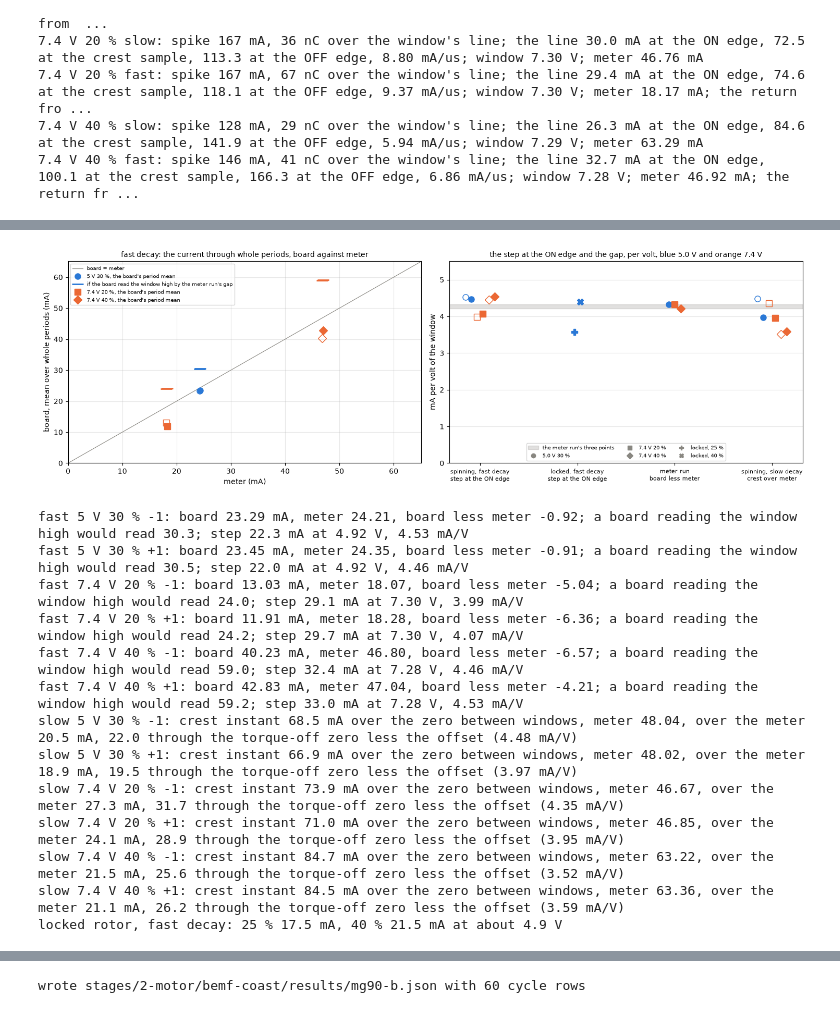
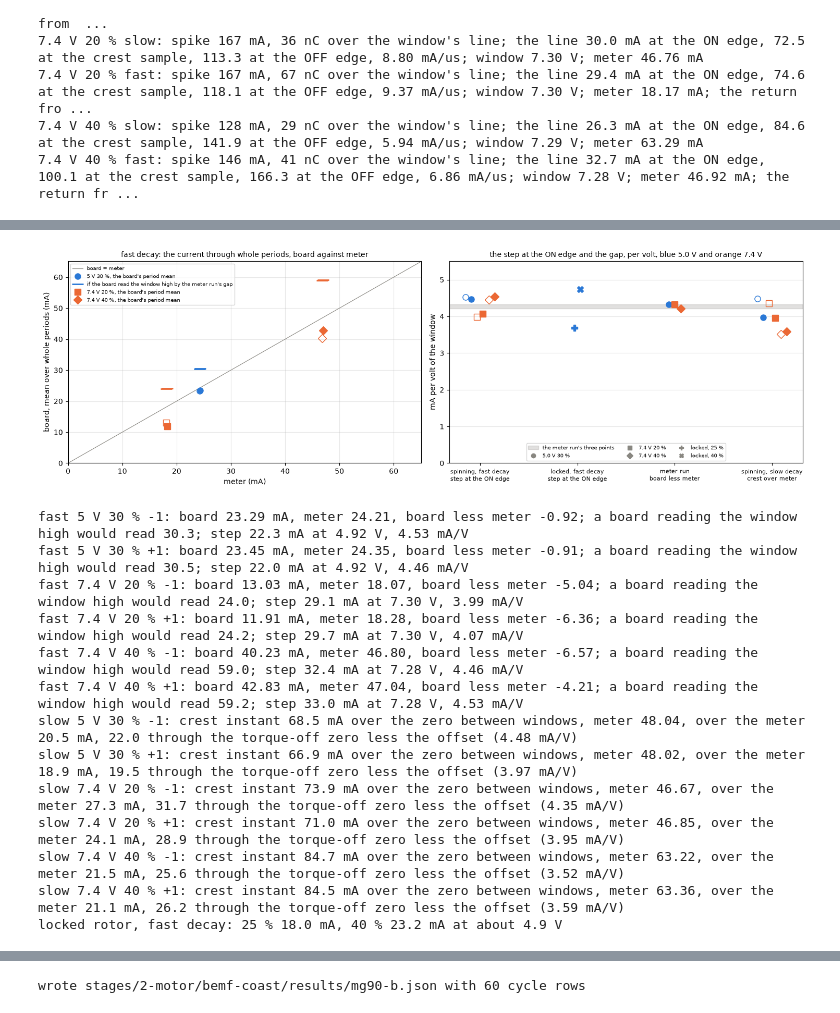
Before and after one commit to OpenServoCore/notebooks, a Jupyter notebook: stages/2-motor/bemf-coast/bemf-coast.ipynb, the cells around one changed output, grey strips where cells are left out. Cells and saved outputs as stored; diff of their text form; code cells hidden in the pictures.

Commit message:
stage 2: correct inductance, bemf-coast and no-load-current for the iron-loss verdict and the fast-decay edge

```diff
--- a/stages/2-motor/bemf-coast/bemf-coast.ipynb
+++ b/stages/2-motor/bemf-coast/bemf-coast.ipynb
@@ -1588,7 +1588,8 @@ FST["step_per_v"] = FST["i_on"] / FST["v_on"]                           # the li
 SLW = SPN[SPN["decay"] == "slow"].copy()
 SLW["crest_over_meter"] = SLW["i_crest"] - SLW["meter_ma"]               # the crest instant over the meter, the zero between windows
 SLW["crest_tel_over_meter"] = SLW["crest_over_meter"] + (SLW["zero"] - CS_REST - I_DRIVE_OFFSET) * A_PER_COUNT * 1e3   # through the torque-off zero less the offset, as the board reads it
-IND = results.read("2-motor", "inductance", pair=MOTOR.key)              # the locked rotor's fast-decay step at hole 11, 5.0 V
+IND = results.read("2-motor", "inductance", pair=MOTOR.key)              # the locked rotor's fast-decay step at hole 11, 5.0 V, read at
+                                                                         # fast decay's own ON edge over the burst's own zero
 IND_V = 4.9                                                              # V, the window's terminal difference there, the inductance notebook's fast-decay section
 
 fig, ax = plt.subplots(1, 2, figsize=(15, 4.8))
@@ -1597,36 +1598,36 @@ ax[0].plot(lims, lims, "-", color=MUTED, lw=0.8, label="board = meter")
 for r in FST.itertuples():
     first = r.sign == 1
     # the duty as the marker shape, the direction as its fill, +1 filled and -1 open
     ax[0].plot(r.meter_ma, r.i_mean, MARK_DUTY[r.duty], ms=8, color=COLOR[r.level], mfc=COLOR[r.level] if r.sign == 1 else "none",
                label=f"{PNAME[(r.level, r.duty)]}, the board's period mean" if first else None)
     ax[0].plot(r.meter_ma, r.if_board_high, "_", ms=16, mew=2, color=COLOR[r.level],
                label="if the board read the window high by the meter run's gap" if first and r.level == 5.0 else None)
 ax[0].set_xlim(lims); ax[0].set_ylim(lims); ax[0].set_xlabel("meter (mA)"); ax[0].set_ylabel("board, mean over whole periods (mA)")
 ax[0].set_title("fast decay: the current through whole periods, board against meter", fontsize=10); ax[0].legend(fontsize=7); ax[0].grid(alpha=0.3)
 # mA per volt of the window: the spinning fast-decay step, the locked rotor's step, the meter run's gap and the slow decay's crest over the meter
 cats = [("spinning, fast decay\nstep at the ON edge", [(r.step_per_v, COLOR[r.level], MARK_DUTY[r.duty], r.sign) for r in FST.itertuples()]),
-        ("locked, fast decay\nstep at the ON edge", [(IND["fast_on_edge_step_ma"][k]["value"] / IND_V, COLOR[5.0], "P" if k == "25" else "X", 1) for k in IND["fast_on_edge_step_ma"]]),
+        ("locked, fast decay\nstep at the ON edge", [(IND["fast_on_edge_step_corrected_ma"][k]["value"] / IND_V, COLOR[5.0], "P" if k == "25" else "X", 1) for k in IND["fast_on_edge_step_corrected_ma"]]),
         ("meter run\nboard less meter", [(g["gap_per_v"].mean(), COLOR[lv], MARK_DUTY[du], 1) for (lv, du), g in MET.groupby(["level", "duty"])]),
         ("spinning, slow decay\ncrest over meter", [(r.crest_tel_over_meter / r.v_on, COLOR[r.level], MARK_DUTY[r.duty], r.sign) for r in SLW.itertuples()])]
 for j, (cat, pts_) in enumerate(cats):
     for i, (val, col, mk_, sg) in enumerate(pts_):
         ax[1].plot(j + (i - (len(pts_) - 1) / 2) * 0.06, val, mk_, ms=8, color=col, mfc=col if sg == 1 else "none")
 ax[1].axhspan(RT_LO * 1e3, RT_HI * 1e3, color=MUTED, alpha=0.25, label="the meter run's three points")
 for lab, mk_ in (("5.0 V 30 %", "o"), ("7.4 V 20 %", "s"), ("7.4 V 40 %", "D"), ("locked, 25 %", "P"), ("locked, 40 %", "X")):
     ax[1].plot([], [], mk_, color=MUTED, label=lab)                                  # the marker key, the color is the rail
 ax[1].set_xticks(range(len(cats)), [c[0] for c in cats], fontsize=8); ax[1].set_ylabel("mA per volt of the window"); ax[1].set_ylim(0, 5.5)
 ax[1].set_title("the step at the ON edge and the gap, per volt, blue 5.0 V and orange 7.4 V", fontsize=10); ax[1].legend(fontsize=7, ncol=3, loc="lower center"); ax[1].grid(alpha=0.3, axis="y")
 plt.tight_layout(); plt.show()
 
 for r in FST.itertuples():
     print(f"fast {r.level:g} V {r.duty} % {r.sign:+d}: board {r.i_mean:.2f} mA, meter {r.meter_ma:.2f}, board less meter {r.i_mean - r.meter_ma:+.2f}; "
           f"a board reading the window high would read {r.if_board_high:.1f}; step {r.i_on:.1f} mA at {r.v_on:.2f} V, {r.step_per_v:.2f} mA/V")
 for r in SLW.itertuples():
     print(f"slow {r.level:g} V {r.duty} % {r.sign:+d}: crest instant {r.i_crest:.1f} mA over the zero between windows, meter {r.meter_ma:.2f}, "
           f"over the meter {r.crest_over_meter:.1f} mA, {r.crest_tel_over_meter:.1f} through the torque-off zero less the offset ({r.crest_tel_over_meter / r.v_on:.2f} mA/V)")
-print(f"locked rotor, fast decay: {', '.join(f'{k} % {IND['fast_on_edge_step_ma'][k]['value']:.1f} mA' for k in IND['fast_on_edge_step_ma'])} at about {IND_V} V")
+print(f"locked rotor, fast decay: {', '.join(f'{k} % {IND['fast_on_edge_step_corrected_ma'][k]['value']:.1f} mA' for k in IND['fast_on_edge_step_corrected_ma'])} at about {IND_V} V")
 # %% [output]
-[figure, old version]
+[figure, new version]
 fast 5 V 30 % -1: board 23.29 mA, meter 24.21, board less meter -0.92; a board reading the window high would read 30.3; step 22.3 mA at 4.92 V, 4.53 mA/V
 fast 5 V 30 % +1: board 23.45 mA, meter 24.35, board less meter -0.91; a board reading the window high would read 30.5; step 22.0 mA at 4.92 V, 4.46 mA/V
 fast 7.4 V 20 % -1: board 13.03 mA, meter 18.07, board less meter -5.04; a board reading the window high would read 24.0; step 29.1 mA at 7.30 V, 3.99 mA/V
@@ -1639,7 +1640,7 @@ slow 7.4 V 20 % -1: crest instant 73.9 mA over the zero between windows, meter 4
 slow 7.4 V 20 % +1: crest instant 71.0 mA over the zero between windows, meter 46.85, over the meter 24.1 mA, 28.9 through the torque-off zero less the offset (3.95 mA/V)
 slow 7.4 V 40 % -1: crest instant 84.7 mA over the zero between windows, meter 63.22, over the meter 21.5 mA, 25.6 through the torque-off zero less the offset (3.52 mA/V)
 slow 7.4 V 40 % +1: crest instant 84.5 mA over the zero between windows, meter 63.36, over the meter 21.1 mA, 26.2 through the torque-off zero less the offset (3.59 mA/V)
-locked rotor, fast decay: 25 % 17.5 mA, 40 % 21.5 mA at about 4.9 V
+locked rotor, fast decay: 25 % 18.0 mA, 40 % 23.2 mA at about 4.9 V
 # %% [markdown]
 Fast decay settles which side the term is on. The board's mean over whole periods reads 23.4 mA against the meter's 24.3 at 5.0 V, 12.5 against 18.2 at 20 % on 7.4 V and 41.5 against 46.9 at 40 %. A board that read the window high by the meter run's 4.29 mA/V would read 30.4, 24.1 and 59.1 mA. The board reads under the meter instead, by 0.9 mA at 5.0 V and 4.2 to 6.6 mA at 7.4 V. So the board's chain reads the window's current as the meter does, and the crest sample's excess is a real current through the motor's leads that the meter carries too and averages, with high confidence.
 
```
Also changed, not shown: parts of 4 cells of this notebook, 4 other files.
